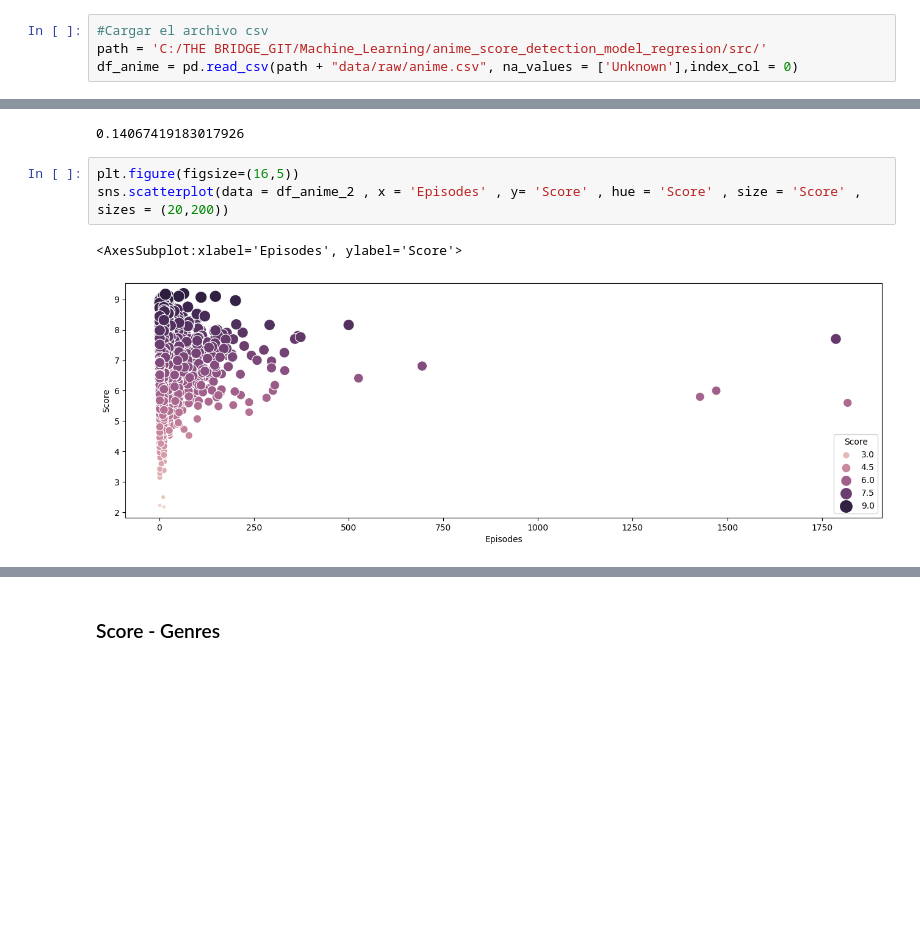
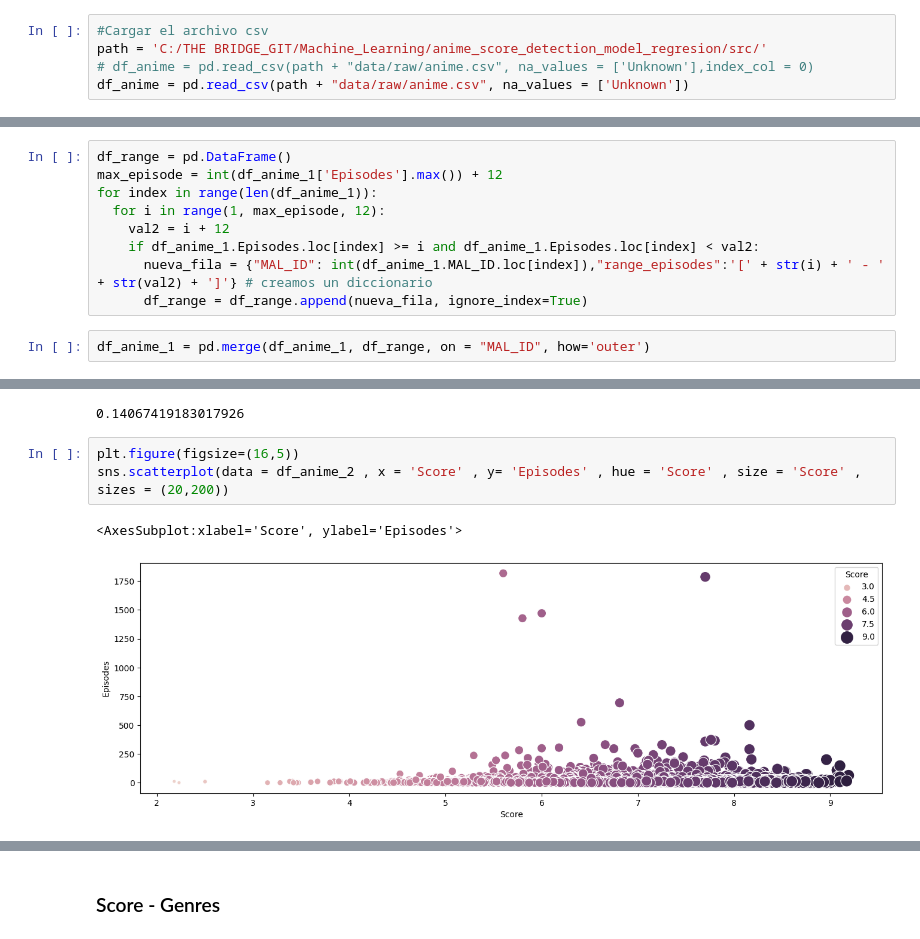
Before and after one commit to Cgarciaz/Machine_Learning, a Jupyter notebook: src/notebooks/EDA_anime.ipynb, the cells around one changed output, grey strips where cells are left out. Cells and saved outputs as stored; diff of their text form; blank space fills up the shorter version.

```diff
--- a/src/notebooks/EDA_anime.ipynb
+++ b/src/notebooks/EDA_anime.ipynb
@@ -8,7 +10,8 @@ import sqlite3
 # %%
 #Cargar el archivo csv
 path = 'C:/THE BRIDGE_GIT/Machine_Learning/anime_score_detection_model_regresion/src/'
-df_anime = pd.read_csv(path + "data/raw/anime.csv", na_values = ['Unknown'],index_col = 0)
+# df_anime = pd.read_csv(path + "data/raw/anime.csv", na_values = ['Unknown'],index_col = 0)
+df_anime = pd.read_csv(path + "data/raw/anime.csv", na_values = ['Unknown'])
 # %%
 #Ver el dataset
 df_anime.head(2)
@@ -136,6 +138,17 @@ df_anime_1.drop(['Premiered','Aired',
        'Score-2', 'Score-1','Score','New_score'] , axis = 1 , inplace = True)
 # %%
 df_anime_1.rename(columns={'New_score2':'Score'}, inplace=True)
+# %%
+df_range = pd.DataFrame()
+max_episode = int(df_anime_1['Episodes'].max()) + 12
+for index in range(len(df_anime_1)):
+  for i in range(1, max_episode, 12):
+    val2 = i + 12
+    if df_anime_1.Episodes.loc[index] >= i and df_anime_1.Episodes.loc[index] < val2:
+      nueva_fila = {"MAL_ID": int(df_anime_1.MAL_ID.loc[index]),"range_episodes":'[' + str(i) + ' - ' + str(val2) + ']'} # creamos un diccionario
+      df_range = df_range.append(nueva_fila, ignore_index=True)
+# %%
+df_anime_1 = pd.merge(df_anime_1, df_range, on = "MAL_ID", how='outer')
 # %%
 #Eliminando valores missing
 df_anime_2 = df_anime_1.dropna(axis = 0).copy()
@@ -401,7 +451,7 @@ df_anime_2['Episodes'].corr(df_anime_2['Score'] , method = 'spearman')
 0.14067419183017926
 # %%
 plt.figure(figsize=(16,5))
-sns.scatterplot(data = df_anime_2 , x = 'Episodes' , y= 'Score' , hue = 'Score' , size = 'Score' , sizes = (20,200))
+sns.scatterplot(data = df_anime_2 , x = 'Score' , y= 'Episodes' , hue = 'Score' , size = 'Score' , sizes = (20,200))
 # %% [output]
-<AxesSubplot:xlabel='Episodes', ylabel='Score'>
+<AxesSubplot:xlabel='Score', ylabel='Episodes'>
-[figure, old version]
+[figure, new version]
```
Also changed, not shown: parts of 25 cells of this notebook.
